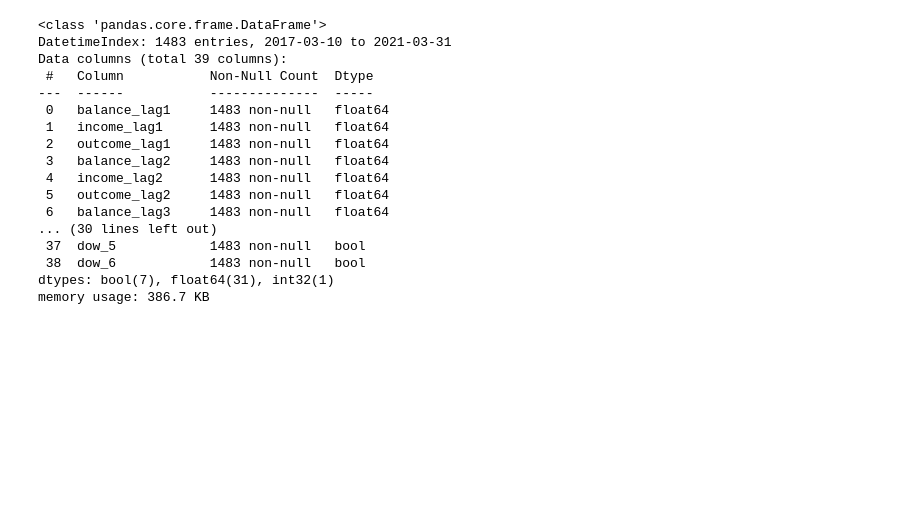
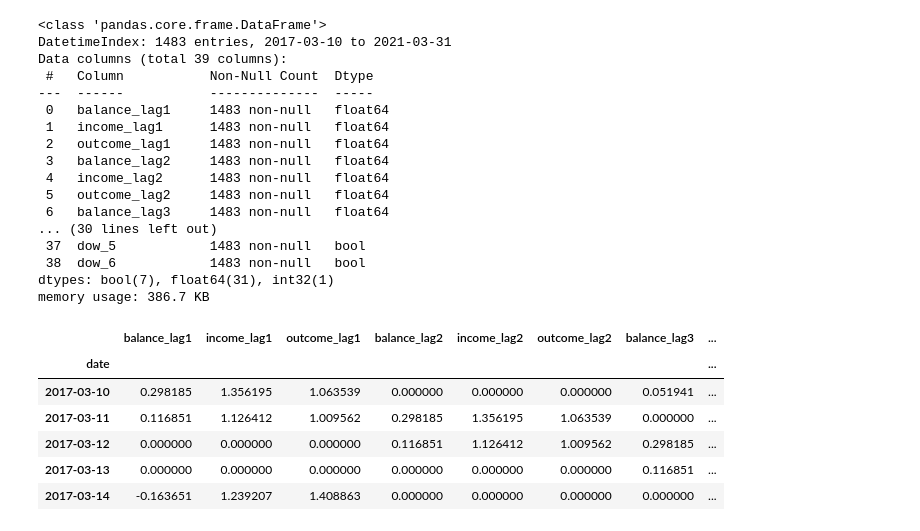
Before and after one commit to polyson28/TS_project, a Jupyter notebook: data_analysis.ipynb, the cells around one changed output. Saved outputs shown, nothing was run; the diff lists cells and outputs as text; code cells hidden in the pictures; blank space fills up the shorter version.

```diff
--- a/data_analysis.ipynb
+++ b/data_analysis.ipynb
@@ -59,3 +61,13 @@ Data columns (total 39 columns):
  38  dow_6            1483 non-null   bool
 dtypes: bool(7), float64(31), int32(1)
 memory usage: 386.7 KB
+# %%
+data_more.head()
+# %% [output]
+|  | balance_lag1 | income_lag1 | outcome_lag1 | balance_lag2 | income_lag2 | outcome_lag2 | balance_lag3 | ... |
+| date |  |  |  |  |  |  |  | ... |
+| 2017-03-10 | 0.298185 | 1.356195 | 1.063539 | 0.000000 | 0.000000 | 0.000000 | 0.051941 | ... |
+| 2017-03-11 | 0.116851 | 1.126412 | 1.009562 | 0.298185 | 1.356195 | 1.063539 | 0.000000 | ... |
+| 2017-03-12 | 0.000000 | 0.000000 | 0.000000 | 0.116851 | 1.126412 | 1.009562 | 0.298185 | ... |
+| 2017-03-13 | 0.000000 | 0.000000 | 0.000000 | 0.000000 | 0.000000 | 0.000000 | 0.116851 | ... |
+| 2017-03-14 | -0.163651 | 1.239207 | 1.408863 | 0.000000 | 0.000000 | 0.000000 | 0.000000 | ... |
```
Also changed, not shown: parts of 7 cells of this notebook.
